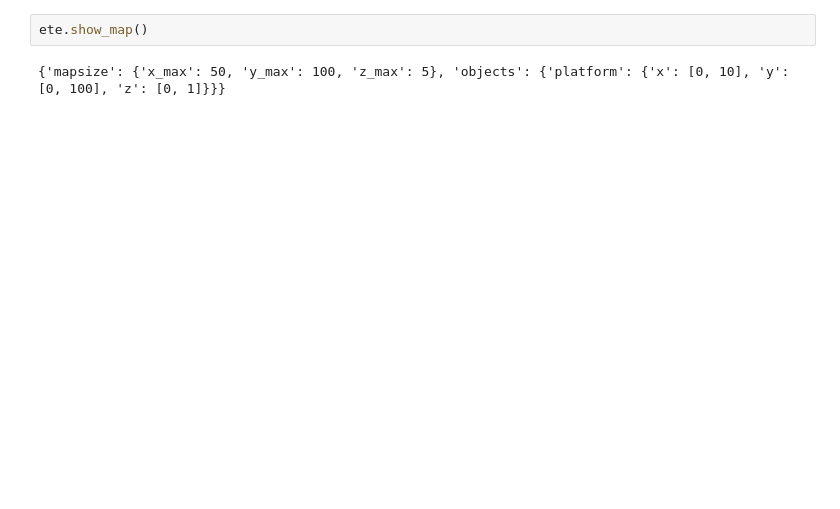
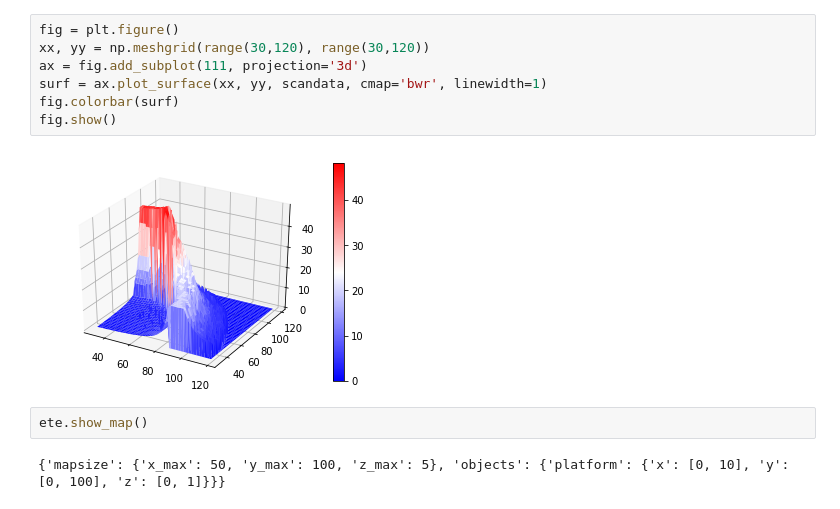
Before and after one commit to Endcyclone/master-study, a Jupyter notebook: eye_to_ear.ipynb, the cells around one changed output. Saved outputs shown, nothing was run; the diff lists cells and outputs as text; blank space fills up the shorter version.

```diff
--- a/eye_to_ear.ipynb
+++ b/eye_to_ear.ipynb
@@ -117,3 +140,12 @@ now_angle = 90
+# %%
+fig = plt.figure()
+xx, yy = np.meshgrid(range(30,120), range(30,120))
+ax = fig.add_subplot(111, projection='3d')
+surf = ax.plot_surface(xx, yy, scandata, cmap='bwr', linewidth=1)
+fig.colorbar(surf)
+fig.show()
+# %% [output]
+[figure, added]
 # %%
 ete.show_map()
 # %% [output]
```
Also changed, not shown: parts of 4 cells of this notebook.
